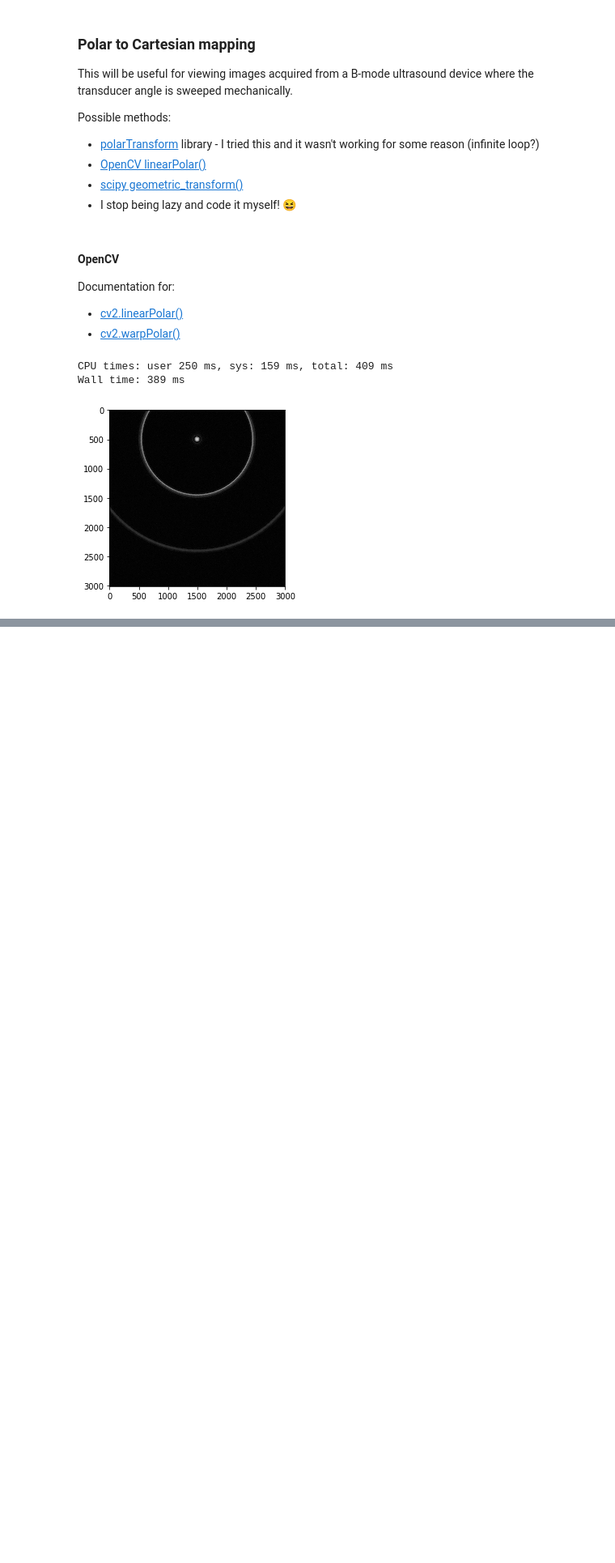
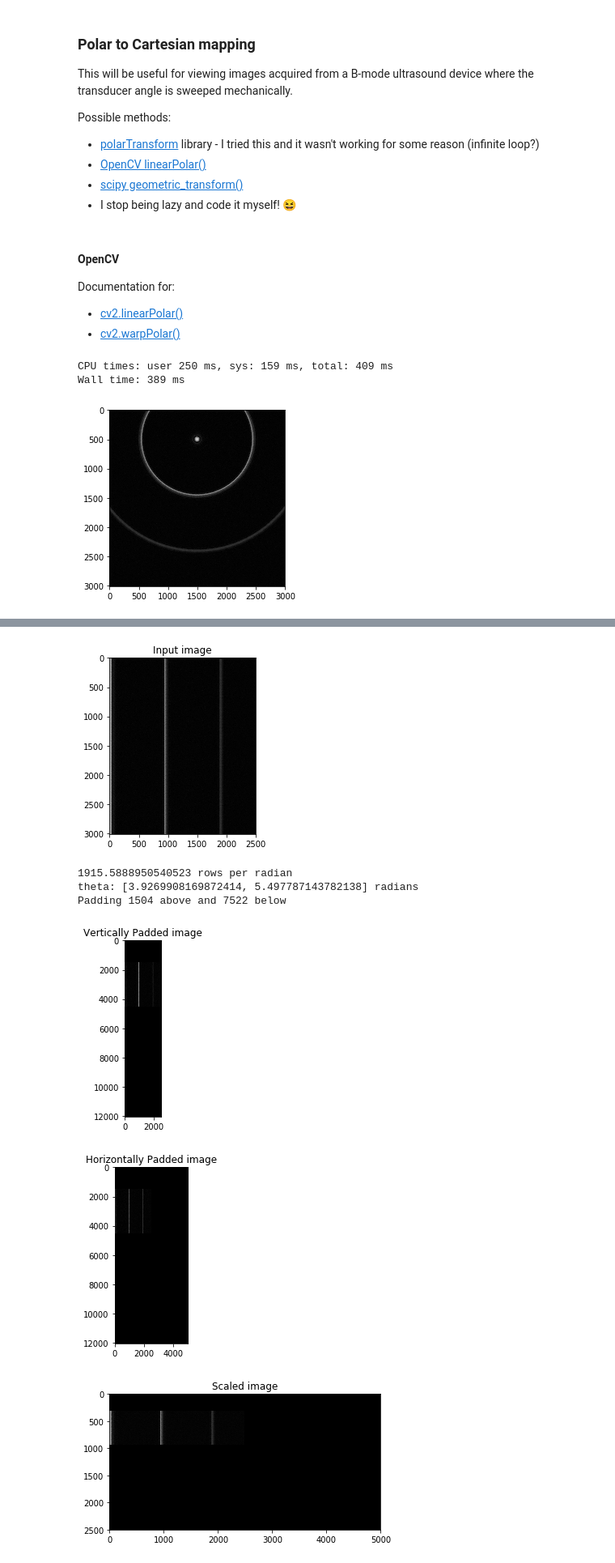
Before and after one commit to wlmeng11/rtl-ultrasound, a Jupyter notebook: experiments/20180813/rtlsdr_ultrasound_test.ipynb, the cells around one changed output, grey strips where cells are left out. Shown at 81% size. Saved outputs shown, nothing was run; the diff lists cells and outputs as text; code cells hidden in the pictures; blank space fills up the shorter version.

```diff
--- a/experiments/20180813/rtlsdr_ultrasound_test.ipynb
+++ b/experiments/20180813/rtlsdr_ultrasound_test.ipynb
@@ -446,0 +534,60 @@ Issue:
+# %%
+%%time
+import cv2
+
+maxRadius = 2500
+center = (maxRadius, 0) # (x, y) coordinate from top-left of image
+
+im_in = image_repeated[:, :maxRadius] # cut off any data beyond maxRadius
+plt.imshow(im_in, cmap='gray')
+plt.title("Input image")
+plt.show()
+
+angle_range = np.pi/2
+theta_scale_factor = image_repeated.shape[0] / angle_range # rows per radian
+print("{} rows per radian".format(theta_scale_factor))
+theta_min = 3/2*np.pi - angle_range/2
+theta_max = 3/2*np.pi + angle_range/2
+print("theta: [{}, {}] radians".format(theta_min, theta_max))
+
+# pad the image
+pad_below = int(theta_min * theta_scale_factor) # how many rows to pad below theta_min
+pad_above = int((2*np.pi - theta_max) * theta_scale_factor) # how mahy rows to pad above theta_max
+print("Padding {} above and {} below".format(pad_above, pad_below))
+im_below = np.zeros((pad_below, maxRadius))
+im_above = np.zeros((pad_above, maxRadius))
+
+padded_image = np.vstack((im_above, im_in, im_below))
+plt.imshow(padded_image, cmap='gray')
+plt.title("Vertically Padded image")
+plt.show()
+
+hpad = np.zeros(padded_image.shape)
+hpad_image = np.hstack((padded_image, hpad))
+plt.imshow(hpad_image, cmap='gray')
+plt.title("Horizontally Padded image")
+plt.show()
+
+# scale image
+#scaled_image = cv2.resize(padded_image, (maxRadius, int(maxRadius/2)), interpolation=cv2.INTER_CUBIC)
+scaled_image = cv2.resize(hpad_image, (2*maxRadius, maxRadius), interpolation=cv2.INTER_CUBIC)
+#scaled_image = cv2.resize(padded_image, (2*maxRadius, maxRadius), interpolation=cv2.INTER_CUBIC)
+plt.imshow(scaled_image, cmap='gray')
+plt.title("Scaled image")
+plt.show()
+
+# transform image
+center = (maxRadius, int(maxRadius/2)) # (x, y) coordinate from top-left of image
+flags = cv2.WARP_INVERSE_MAP
+im_out = cv2.linearPolar(scaled_image, center, maxRadius, flags)
+plt.imshow(im_out, cmap='gray')
+plt.title("Output image")
+plt.show()
+# %% [output]
+[figure, added]
+1915.5888950540523 rows per radian
+theta: [3.9269908169872414, 5.497787143782138] radians
+Padding 1504 above and 7522 below
+[figure, added]
+[figure, added]
+[figure, added]
```
Also changed, not shown: parts of 6 cells of this notebook, 1 other file.
